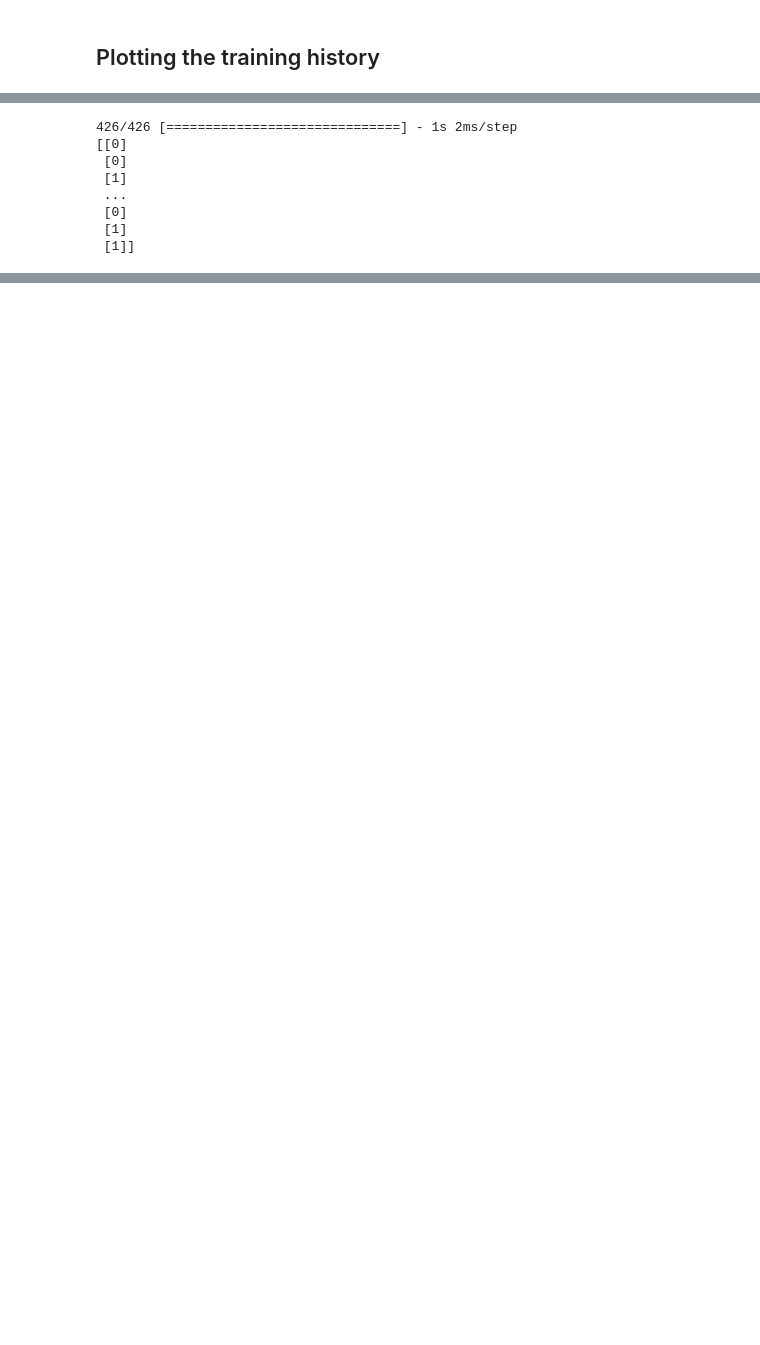
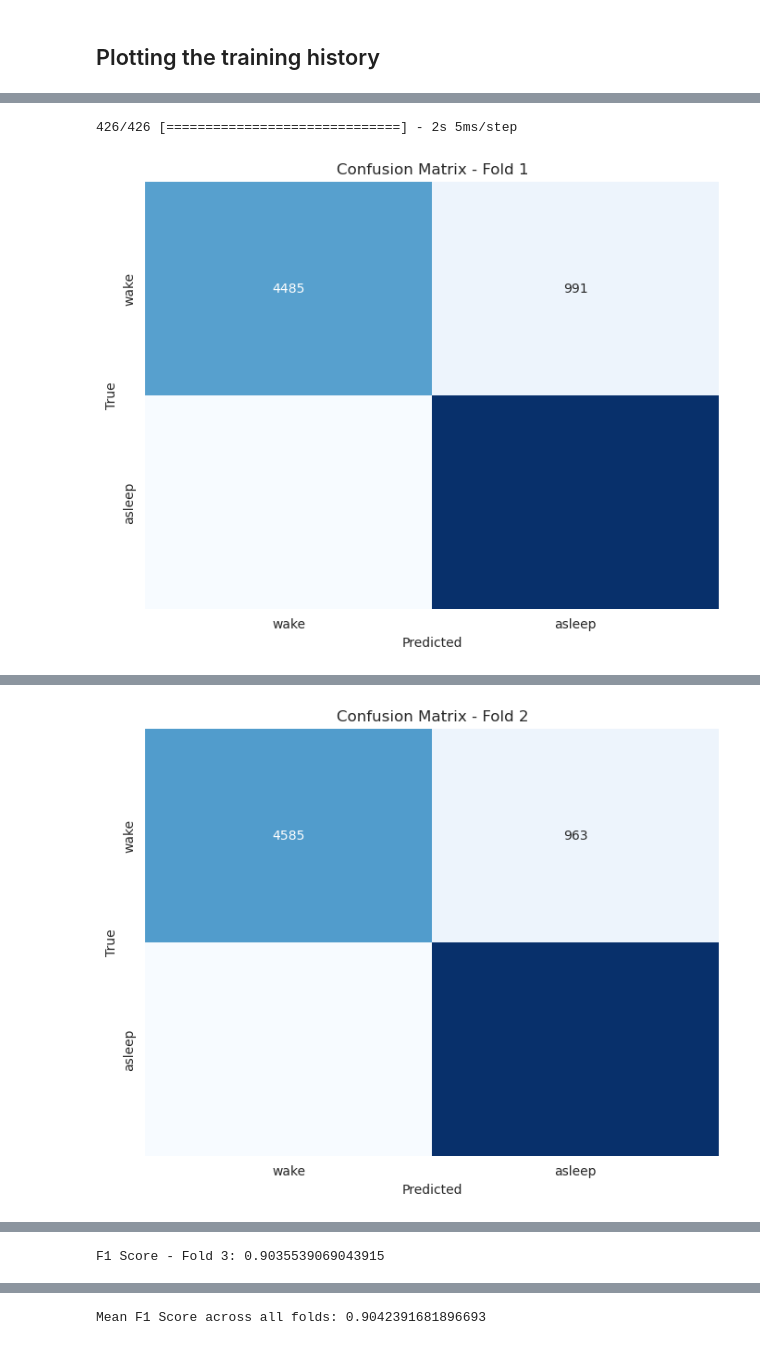
Before and after one commit to Tasticoco/ARN_lab03_sleepMouseReco, a Jupyter notebook: python/mices.ipynb, the cells around one changed output, grey strips where cells are left out. Drawn from its saved outputs; the diff is of its cells as text; code cells hidden in the pictures; blank space fills up the shorter version.

```diff
--- a/python/mices.ipynb
+++ b/python/mices.ipynb
@@ -126,14 +112,7 @@ history = []
 mice_eeg = np.array(mice_eeg)
 
 
-input_data = mice_eeg[:,1:26].astype('float64')
-output_data = mice_eeg[:,1]
 
-output_data[output_data == 'w'] = 1.
-output_data[output_data == 'n'] = -1.
-output_data[output_data == 'r'] = -1.
-
-output_data = output_data.astype('float32')
 
 
 for i, (train_index, test_index) in enumerate(kf.split(input_data)):
@@ -200,54 +179,38 @@ def plot_confusion_matrix(confusion_matrix, title):
     # Plot confusion matrix
     pl.figure(figsize=(8, 6))
     sns.heatmap(confusion_matrix.astype(int), annot=True, fmt="d", cmap="Blues", cbar=False,
-                xticklabels=["Blue", "Red"], yticklabels=["Blue", "Red"])
+                xticklabels=["Awake", "Asleep"], yticklabels=["Awake", "Asleep"])
     pl.title(title)
     pl.xlabel('Predicted')
     pl.ylabel('True')
     pl.show()
 
 f1_scores = []
 mean_confusion_matrix = np.zeros((2, 2))
 
 for i, (train_index, test_index) in enumerate(kf.split(input_data)):
     # Evaluate the trained model on the test fold
-    if i < len(trained_mlp):
-        predictions = (trained_mlp[i].predict(scaler.transform(input_data[test_index]))>0).astype(int)
-    else:
-        print(f"Index {i} is out of range for trained_mlp")
-        true_labels = (output_data[test_index]>0).astype(int)
-
-
-    #
-    # predictions[predictions == 0] = -1
-    # predictions = predictions.flatten()
-    print(predictions)
-    print(true_labels)
+    predictions = (trained_mlp[i].predict(scaler.transform(input_data[test_index])) > 0).astype(int)
+    true_labels = (output_data[test_index] > 0).astype(int)
 
     # Compute confusion matrix
     cm = confusion_matrix(true_labels, predictions)
     mean_confusion_matrix += confusion_matrix(true_labels, predictions)
 
     # Compute confusion matrix and plot
     plot_confusion_matrix(cm, f'Confusion Matrix - Fold {i + 1}')
 
     # Compute F1 score
     f1 = f1_score(true_labels, predictions)
     f1_scores.append(f1)
     print(f"F1 Score - Fold {i + 1}: {f1}")
 
 # Plot mean confusion matrix
 plot_confusion_matrix(mean_confusion_matrix, 'Global confusion matrix')
 
 # Calculate and display the mean F1 score across all folds
 mean_f1_score = np.mean(f1_scores)
 print(f"Mean F1 Score across all folds: {mean_f1_score}")
 # %% [output]
-426/426 [==============================] - 1s 2ms/step
-[[0]
- [0]
- [1]
- ...
- [0]
- [1]
- [1]]
+426/426 [==============================] - 2s 5ms/step
+[figure, added]
@@ -254,0 +219 @@ NameError: name 'true_labels' is not defined
+[figure, added]
@@ -254,0 +223 @@ NameError: name 'true_labels' is not defined
+F1 Score - Fold 3: 0.9035539069043915
@@ -254,0 +225 @@ NameError: name 'true_labels' is not defined
+Mean F1 Score across all folds: 0.9042391681896693
```
Also changed, not shown: parts of 7 cells of this notebook.
